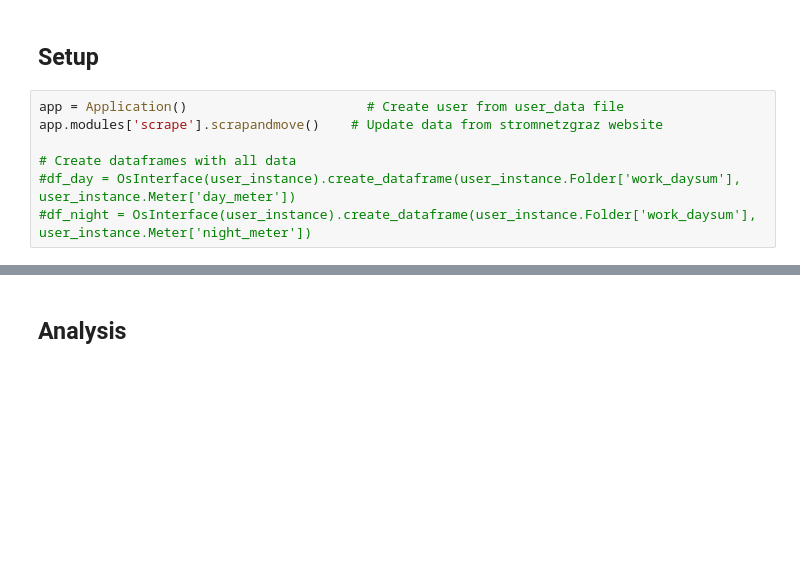
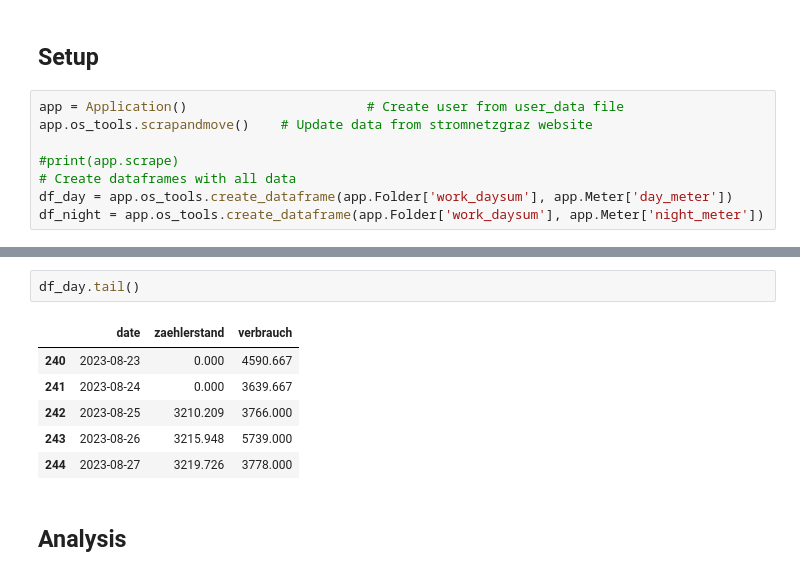
Before and after one commit to ChristianKoplenig/SMIT, a Jupyter notebook: Main.ipynb, the cells around one changed output, grey strips where cells are left out. Cells and saved outputs as stored; diff of their text form; blank space fills up the shorter version.

```diff
--- a/Main.ipynb
+++ b/Main.ipynb
@@ -12,8 +12,9 @@ from SMIT.application import Application
 ## Setup
 # %%
 app = Application()                       # Create user from user_data file
-app.modules['scrape'].scrapandmove()    # Update data from stromnetzgraz website
+app.os_tools.scrapandmove()    # Update data from stromnetzgraz website
 
+#print(app.scrape)
 # Create dataframes with all data
-#df_day = OsInterface(user_instance).create_dataframe(user_instance.Folder['work_daysum'], user_instance.Meter['day_meter'])
-#df_night = OsInterface(user_instance).create_dataframe(user_instance.Folder['work_daysum'], user_instance.Meter['night_meter'])
+df_day = app.os_tools.create_dataframe(app.Folder['work_daysum'], app.Meter['day_meter'])
+df_night = app.os_tools.create_dataframe(app.Folder['work_daysum'], app.Meter['night_meter'])
@@ -20,3 +39,12 @@ app.modules['scrape'].scrapandmove()    # Update data from stromnetzgraz website
+# %%
+df_day.tail()
+# %% [output]
+|  | date | zaehlerstand | verbrauch |
+| 240 | 2023-08-23 | 0.000 | 4590.667 |
+| 241 | 2023-08-24 | 0.000 | 3639.667 |
+| 242 | 2023-08-25 | 3210.209 | 3766.000 |
+| 243 | 2023-08-26 | 3215.948 | 5739.000 |
+| 244 | 2023-08-27 | 3219.726 | 3778.000 |
 # %% [markdown]
 ## Analysis
 # %%
```
Also changed, not shown: parts of 2 cells of this notebook, 2 other files.
